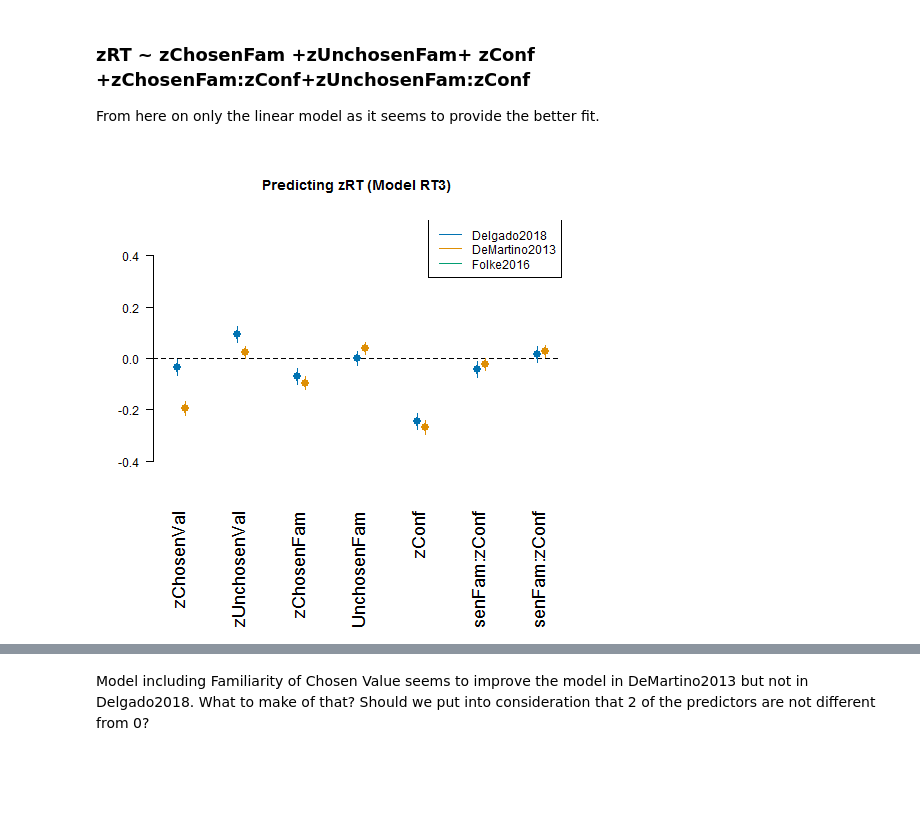
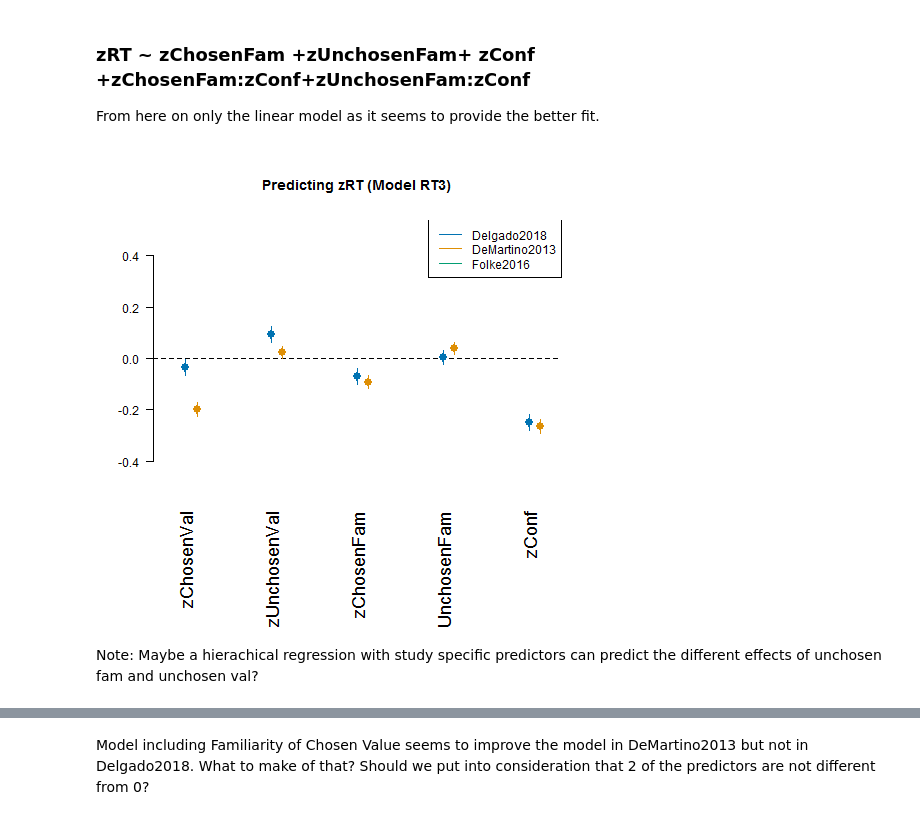
Before and after one commit to leonhardtunruh/CheckNBViewer2, a Jupyter notebook: Multistudy_Familiarity_Analysis.ipynb, the cells around one changed output, grey strips where cells are left out. Saved outputs shown, nothing was run; the diff lists cells and outputs as text; code cells hidden in the pictures; blank space fills up the shorter version.

```diff
--- a/Multistudy_Familiarity_Analysis.ipynb
+++ b/Multistudy_Familiarity_Analysis.ipynb
@@ -1458,21 +1455,23 @@ From here on only the linear model as it seems to provide the better fit.
 # %%
 %%R
 title_plot="Predicting zRT (Model RT3)"
 
-ModelRtFF_3 <-glm(zRT ~zChosenVal +zUnchosenVal+zChosenFam +zUnchosenFam+ zConf +zChosenFam:zConf+zUnchosenFam:zConf, data=data_expFF)
-ModelRtNN_3 <-glm(zRT ~zChosenVal +zUnchosenVal+zChosenFam +zUnchosenFam+ zConf +zChosenFam:zConf+zUnchosenFam:zConf, data=data_expNN)
+ModelRtFF_3 <-glm(zRT ~zChosenVal +zUnchosenVal+zChosenFam +zUnchosenFam+ zConf , data=data_expFF)
+ModelRtNN_3 <-glm(zRT ~zChosenVal +zUnchosenVal+zChosenFam +zUnchosenFam+ zConf, data=data_expNN)
 #ModelRtNHB_3 <-glm(zRT ~zDVal +zChosenFam +zUnchosenFam+ zConf +zChosenFam:zConf+zUnchosenFam:zConf , data=data_expNHB)
 
 coefplot(ModelRtFF_3,intercept=FALSE,vertical = FALSE,  col.pts=colorFF, cex.var=1.5, cex.pts=2.2, mar = c(8,4,5,1) ,ylim=c(-0.5,0.5),main=title_plot)
 coefplot(ModelRtNN_3, intercept=FALSE, vertical = FALSE, add=TRUE, col.pts=colorNN, cex.var=1.5, cex.pts=2.2,mar = c(8,4,5,1),offset=0.13)
 #coefplot(ModelRtNHB_2b, intercept=FALSE, vertical = FALSE, add=TRUE, col.pts=colorNHB, cex.var=1.5, cex.pts=2.2,mar = c(8,4,5,1),offset=0.26)
 
 legend("topright",  legend=c("Delgado2018","DeMartino2013", "Folke2016"),col=c(colorFF,colorNN,colorNHB), lty=1:1, cex=1)
 
 BICModelRtFF_3 = BIC(ModelRtFF_3)
 BICModelRtNN_3 = BIC(ModelRtNN_3)
 # %% [output]
-[figure, old version]
+[figure, new version]
+# %% [markdown]
+Note: Maybe a hierachical regression with study specific predictors can predict the different effects of unchosen fam and unchosen val?
 # %%
 %R -o  BICModelRtNN_3
 # %%
```
Also changed, not shown: parts of 6 cells of this notebook.
